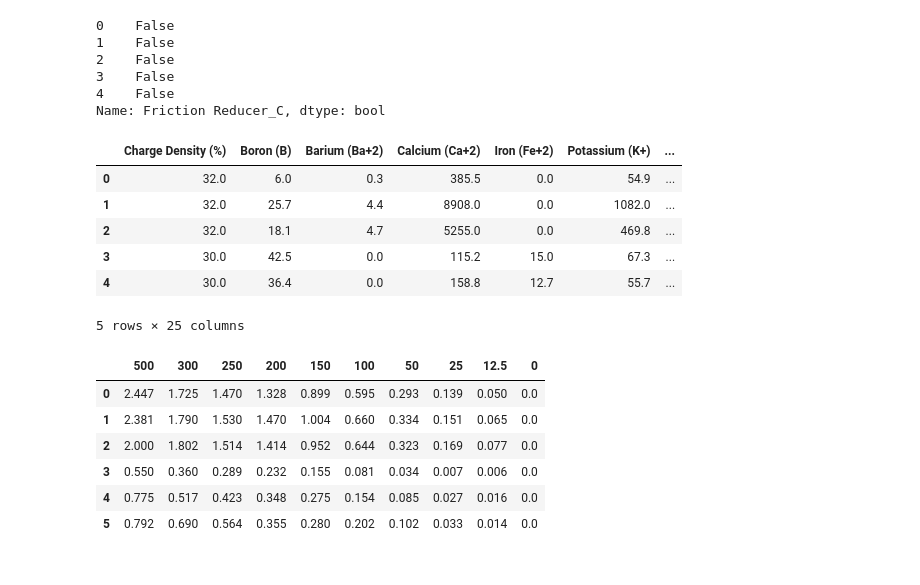
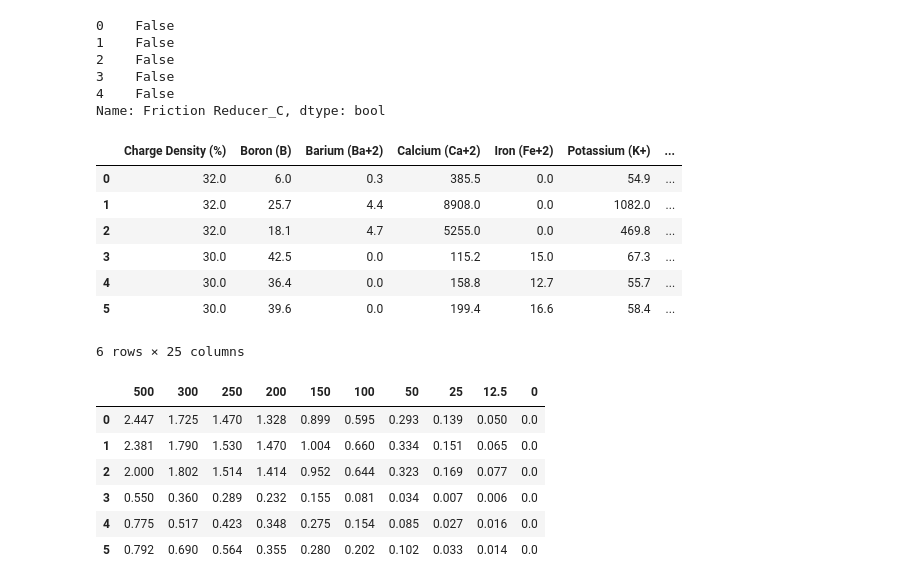
Before and after one commit to carloshurtadop9/PAM-ML-Project, a Jupyter notebook: PAM ML Notebook.ipynb, the cells around one changed output. Cells and saved outputs as stored; diff of their text form; code cells hidden in the pictures.

```diff
--- a/PAM ML Notebook.ipynb
+++ b/PAM ML Notebook.ipynb
@@ -301,17 +301,18 @@ fr_test.head()
 4    False
 Name: Friction Reducer_C, dtype: bool
 # %%
-feature_columns = fr_train[["Charge Density (%)", "Boron (B)", "Barium (Ba+2)", "Calcium (Ca+2)",	"Iron (Fe+2)", "Potassium (K+)", "Magnesium (Mg+2)", "Manganese (Mn+2)", "Sodium (Na+)", "Strontium (Sr+2)", "Zinc (Zn+2)", "Fluoride (F⁻)", "Chlorides (Cl-)",	"Nitrite (NO₂⁻)", "Bromide (Br⁻)", "Nitrate (NO₃⁻)", "Phosphate (PO₄³⁻)", "Sulfate (SO4-2)", "Bicarbonates (HCO3-)","Friction Reducer_A", "Friction Reducer_B", "Friction Reducer_C", "Form_CO_ePAM", "Form_Dry", "Form_ePAM"]]
+feature_columns = fr_train[["Charge Density (%)", "Boron (B)", "Barium (Ba+2)", "Calcium (Ca+2)",	"Iron (Fe+2)", "Potassium (K+)", "Magnesium (Mg+2)", "Manganese (Mn+2)", "Sodium (Na+)", "Strontium (Sr+2)", "Zinc (Zn+2)", "Fluoride (F⁻)", "Chlorides (Cl-)",	"Nitrite (NO₂⁻)", "Bromide (Br⁻)", "Nitrate (NO₃⁻)", "Phosphate (PO₄³⁻)", "Sulfate (SO4-2)", "Bicarbonates (HCO3-)", "Friction Reducer_A", "Friction Reducer_B", "Friction Reducer_C", "Form_CO_ePAM", "Form_Dry", "Form_ePAM"]]
 # %%
-feature_columns.head()
+feature_columns.head(10)
 # %% [output]
 |  | Charge Density (%) | Boron (B) | Barium (Ba+2) | Calcium (Ca+2) | Iron (Fe+2) | Potassium (K+) | ... |
 | 0 | 32.0 | 6.0 | 0.3 | 385.5 | 0.0 | 54.9 | ... |
 | 1 | 32.0 | 25.7 | 4.4 | 8908.0 | 0.0 | 1082.0 | ... |
 | 2 | 32.0 | 18.1 | 4.7 | 5255.0 | 0.0 | 469.8 | ... |
 | 3 | 30.0 | 42.5 | 0.0 | 115.2 | 15.0 | 67.3 | ... |
 | 4 | 30.0 | 36.4 | 0.0 | 158.8 | 12.7 | 55.7 | ... |
+| 5 | 30.0 | 39.6 | 0.0 | 199.4 | 16.6 | 58.4 | ... |
-5 rows × 25 columns
+6 rows × 25 columns
 # %%
 target_columns = fr_train[['500', '300', '250', '200', '150', '100', '50', '25', '12.5', '0']]
 # %%
```
Also changed, not shown: parts of 30 cells of this notebook.
